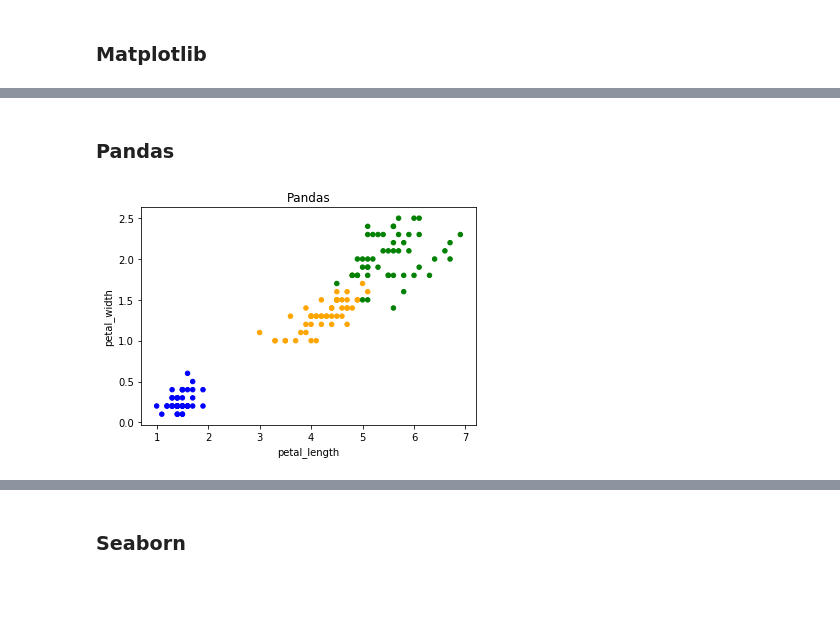
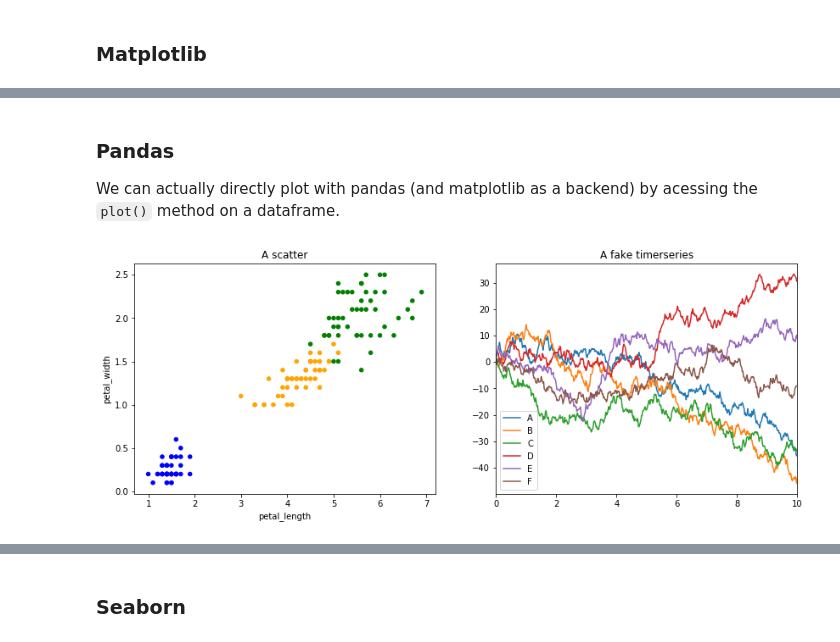
Before and after one commit to cwerner/kit_micmor_summerschool_2019, a Jupyter notebook: nbs/plotting_overview.ipynb, the cells around one changed output, grey strips where cells are left out. Drawn from its saved outputs; the diff is of its cells as text; code cells hidden in the pictures; blank space fills up the shorter version.

```diff
--- a/nbs/plotting_overview.ipynb
+++ b/nbs/plotting_overview.ipynb
@@ -32,6 +35,15 @@ df.head()
 | 2 | 4.7 | 3.2 | 1.3 | 0.2 | setosa |
 | 3 | 4.6 | 3.1 | 1.5 | 0.2 | setosa |
 | 4 | 5.0 | 3.6 | 1.4 | 0.2 | setosa |
+# %%
+# Create some fake timerseries data
+rng = np.random.RandomState(0)
+x = np.linspace(0, 10, 500)
+y = np.cumsum(rng.randn(500, 6), 0)
+
+df_ts = pd.DataFrame(y, columns=list('ABCDEF'))
+# also add the time/ x values
+df_ts.index = x
 # %% [markdown]
 ### Matplotlib
 # %%
@@ -58,8 +70,16 @@ plt.suptitle('Matplotlib (P2)');
-# %% [markdown]
-### Pandas
+# %% [markdown]
+### Pandas
+
+We can actually directly plot with pandas (and matplotlib as a backend) by acessing the `plot()` method on a dataframe.
 # %%
 import pandas as pd
+
+# define a plot with two subplots
+fig,ax = plt.subplots(1, 2, figsize=(14,5))
+
 s_colors = df.species.map(colors)
-df2.plot.scatter(x='petal_length', y='petal_width', c=df2.colors, title='Pandas');
+
+df.plot.scatter(x='petal_length', y='petal_width', c=s_colors, title='A scatter', ax=ax[0]);
+df_ts.plot(kind='line', title='A fake timerseries', ax=ax[1]);
 # %% [output]
-[figure, old version]
+[figure, new version]
```
Also changed, not shown: parts of 58 cells of this notebook.
